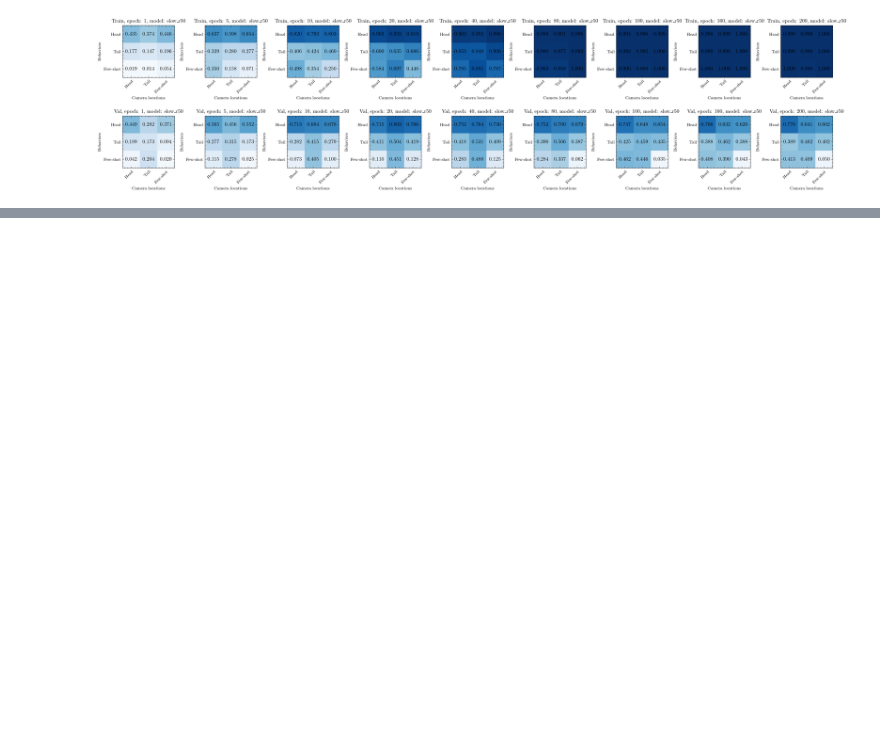
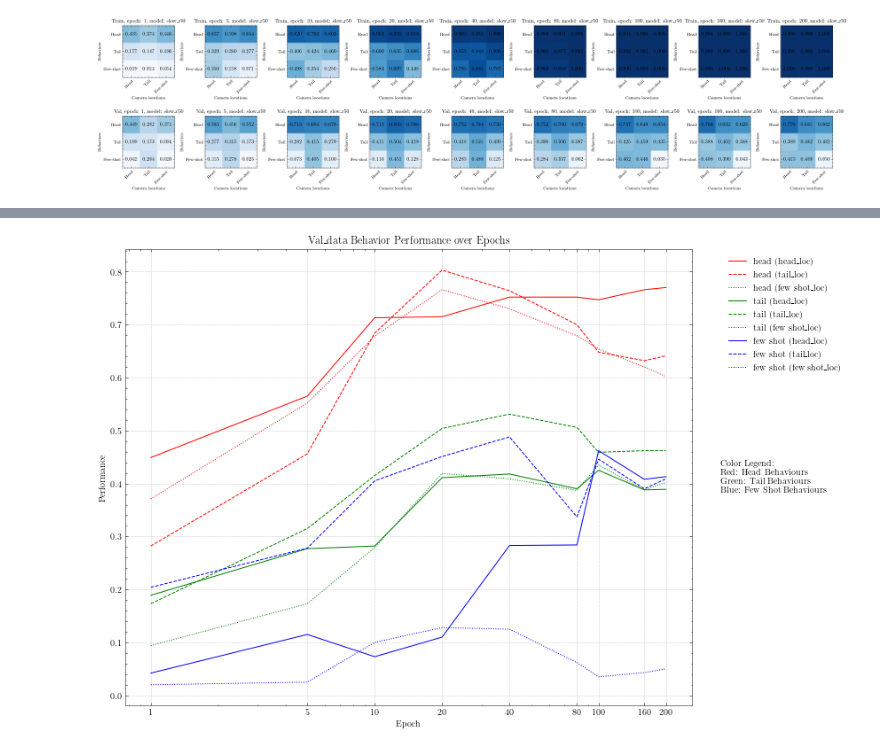
Before and after one commit to obrookes/imslowfast, a Jupyter notebook: notebooks/__plotting_heatmap_location_behaviour_dist_training_progression.ipynb, the cells around one changed output, grey strips where cells are left out. Cells and saved outputs as stored; diff of their text form; code cells hidden in the pictures; blank space fills up the shorter version.

```diff
--- a/notebooks/__plotting_heatmap_location_behaviour_dist_training_progression.ipynb
+++ b/notebooks/__plotting_heatmap_location_behaviour_dist_training_progression.ipynb
@@ -703,0 +787,4 @@ plt.show()
+# %%
+plot_training_progression(datas, split="val_data")
+# %% [output]
+[figure, added]
```
Also changed, not shown: parts of 10 cells of this notebook.
